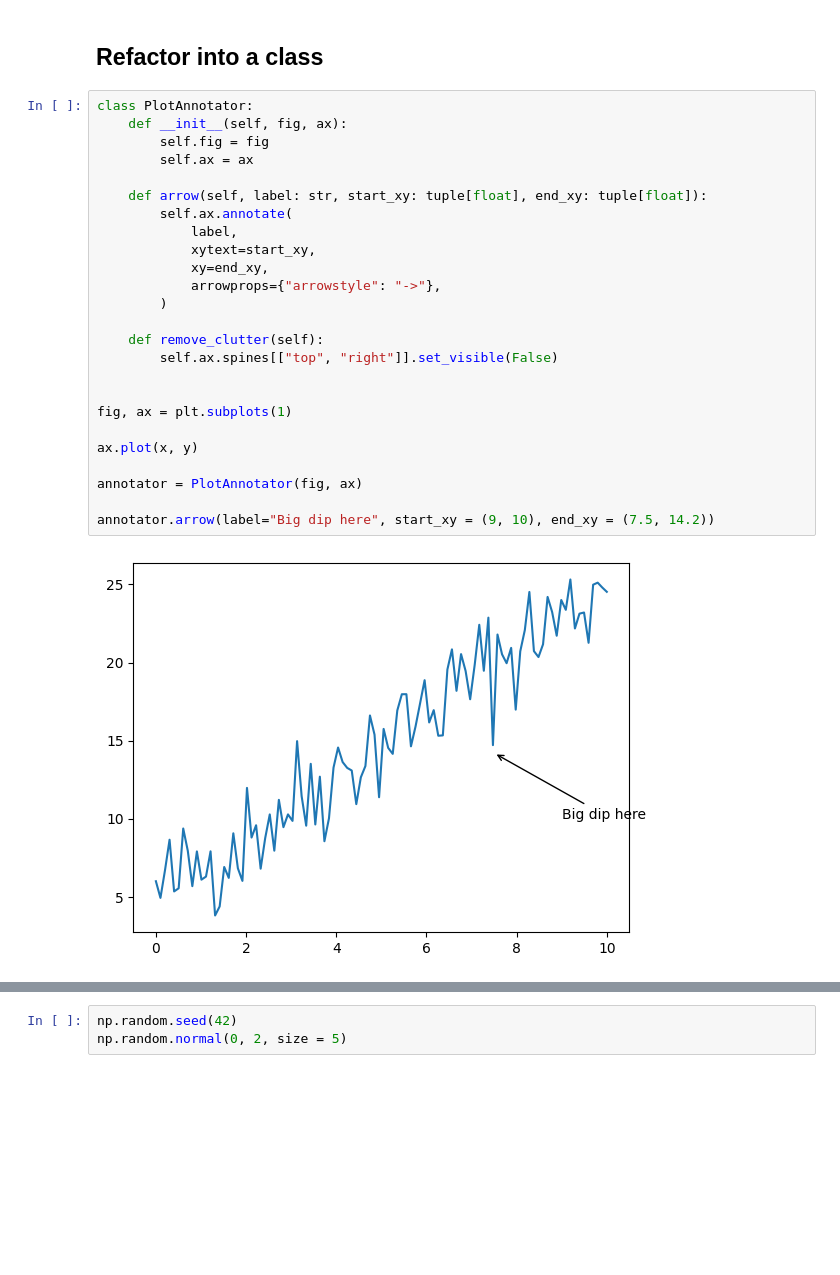
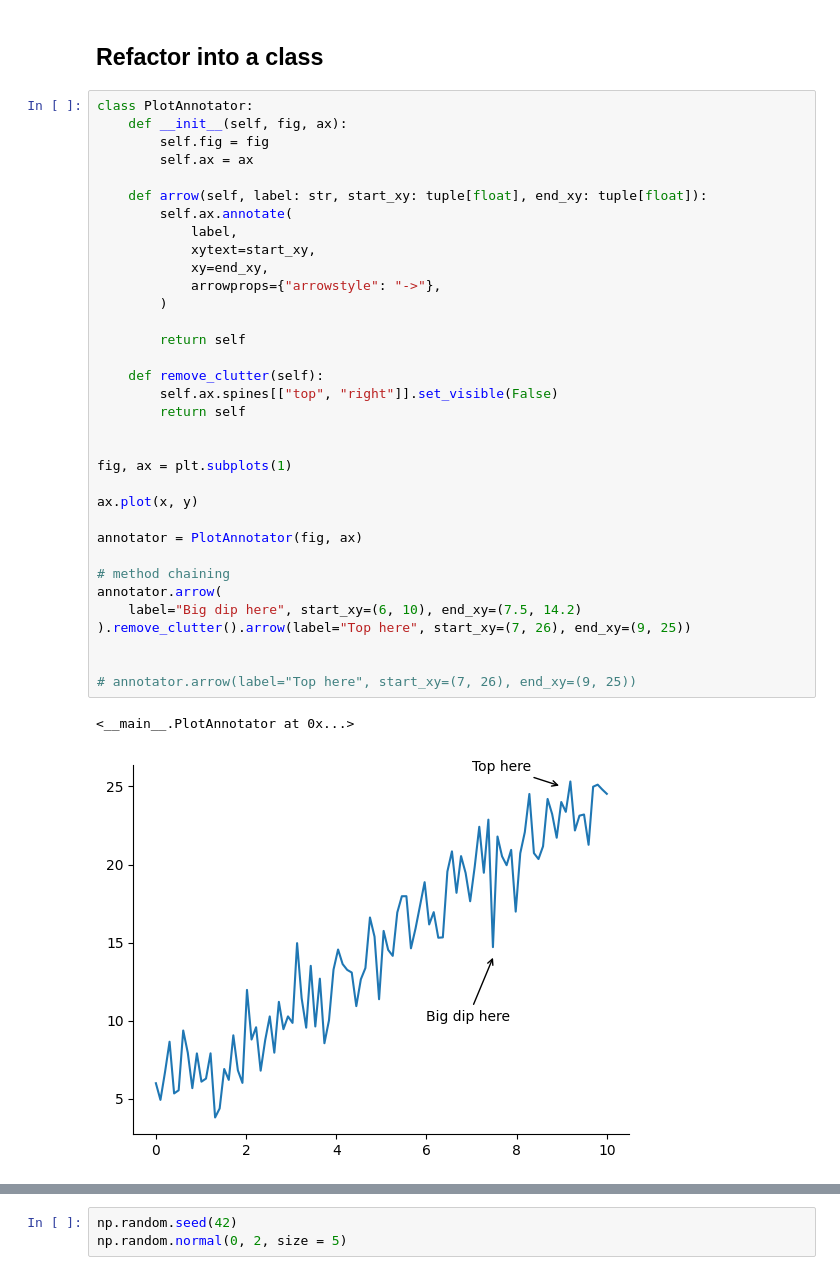
Before and after one commit to Db-Lau/python_code_along_DE25, a Jupyter notebook: exercises/exercise6/ex6_3.ipynb, the cells around one changed output, grey strips where cells are left out. Saved outputs shown, nothing was run; the diff lists cells and outputs as text; blank space fills up the shorter version.

Commit message:
PlotAnnotator exercise done

```diff
--- a/exercises/exercise6/ex6_3.ipynb
+++ b/exercises/exercise6/ex6_3.ipynb
@@ -31,27 +31,37 @@ Text(9, 10, 'Big dip here')
 # %%
 class PlotAnnotator:
     def __init__(self, fig, ax):
         self.fig = fig
         self.ax = ax
 
     def arrow(self, label: str, start_xy: tuple[float], end_xy: tuple[float]):
         self.ax.annotate(
             label,
             xytext=start_xy,
             xy=end_xy,
             arrowprops={"arrowstyle": "->"},
         )
 
+        return self
+
     def remove_clutter(self):
         self.ax.spines[["top", "right"]].set_visible(False)
+        return self
 
 
 fig, ax = plt.subplots(1)
 
 ax.plot(x, y)
 
 annotator = PlotAnnotator(fig, ax)
 
-annotator.arrow(label="Big dip here", start_xy = (9, 10), end_xy = (7.5, 14.2))
+# method chaining
+annotator.arrow(
+    label="Big dip here", start_xy=(6, 10), end_xy=(7.5, 14.2)
+).remove_clutter().arrow(label="Top here", start_xy=(7, 26), end_xy=(9, 25))
+
+
+# annotator.arrow(label="Top here", start_xy=(7, 26), end_xy=(9, 25))
 # %% [output]
+<__main__.PlotAnnotator at 0x...>
-[figure, old version]
+[figure, new version]
```
Also changed, not shown: parts of 1 cell of this notebook.
